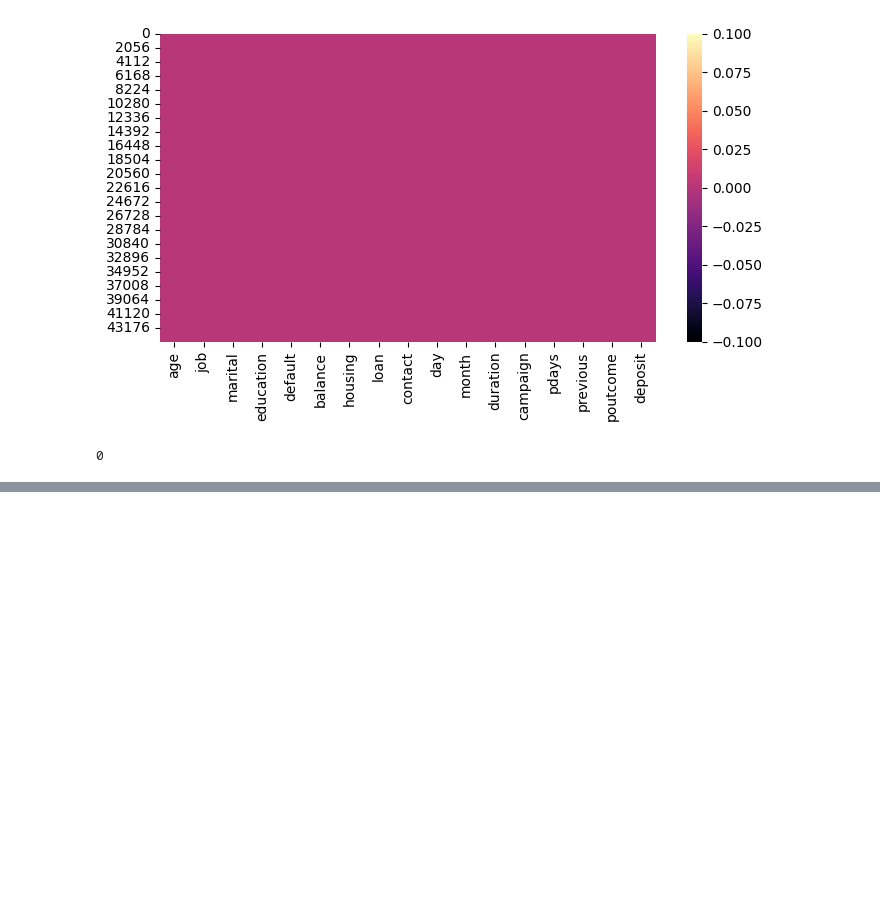
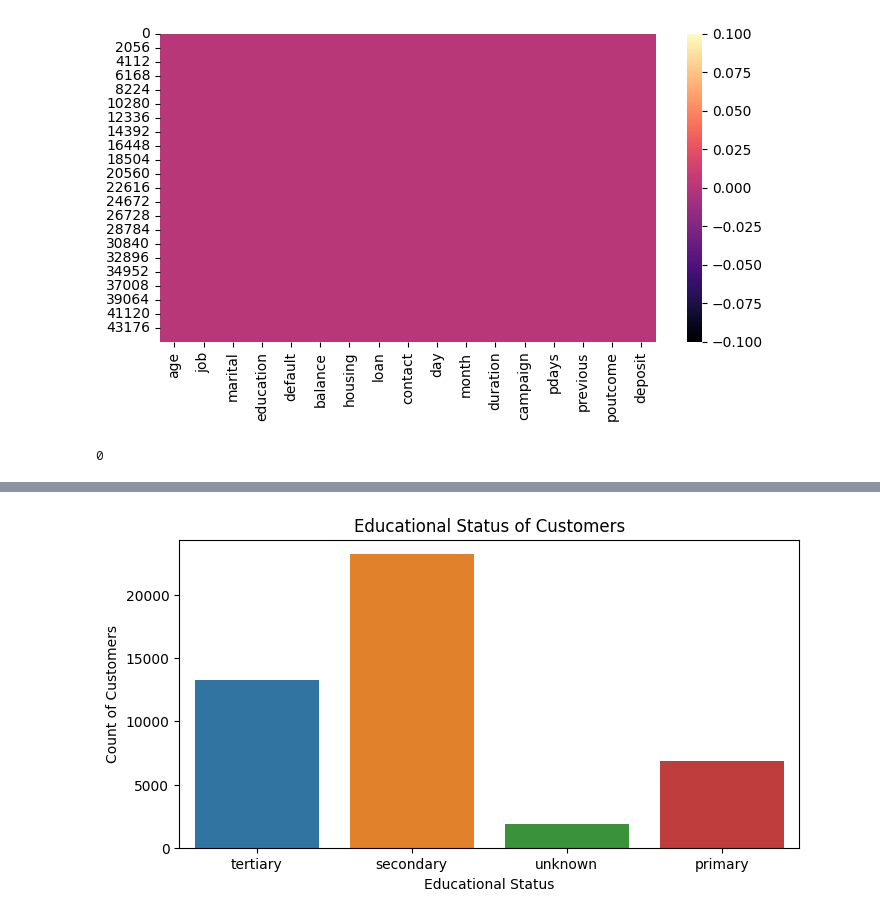
Before and after one commit to kayodeolusanya/Nexus-Bank-Customer-Segmentation-Project, a Jupyter notebook: Nexus_Bank_Customer_Segmentation_Project.ipynb, the cells around one changed output, grey strips where cells are left out. Drawn from its saved outputs; the diff is of its cells as text; code cells hidden in the pictures; blank space fills up the shorter version.

```diff
--- a/Nexus_Bank_Customer_Segmentation_Project.ipynb
+++ b/Nexus_Bank_Customer_Segmentation_Project.ipynb
@@ -123,0 +164,9 @@ df.duplicated().sum()
+# %%
+# Investigating the Educational Status of our customers
+plt.figure(figsize= (8,4))
+sns.countplot(x='education', data=df)
+plt.xlabel('Educational Status')
+plt.ylabel('Count of Customers')
+plt.title('Educational Status of Customers');
+# %% [output]
+[figure, added]
```
Also changed, not shown: parts of 8 cells of this notebook.
